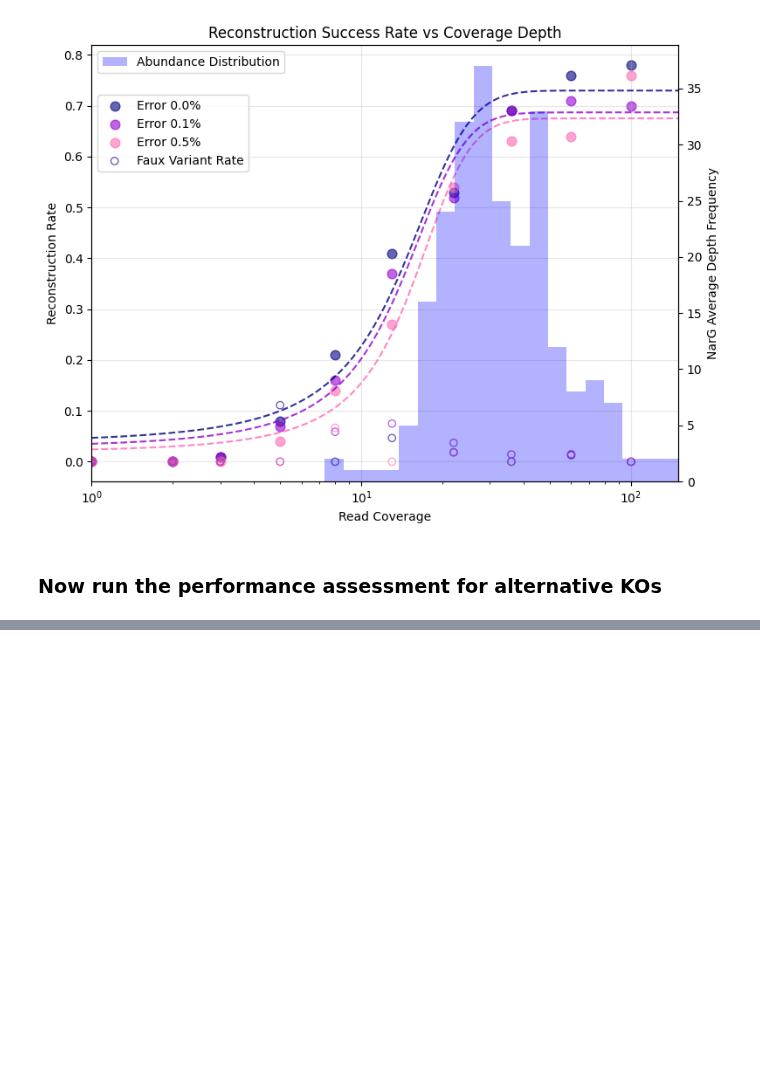
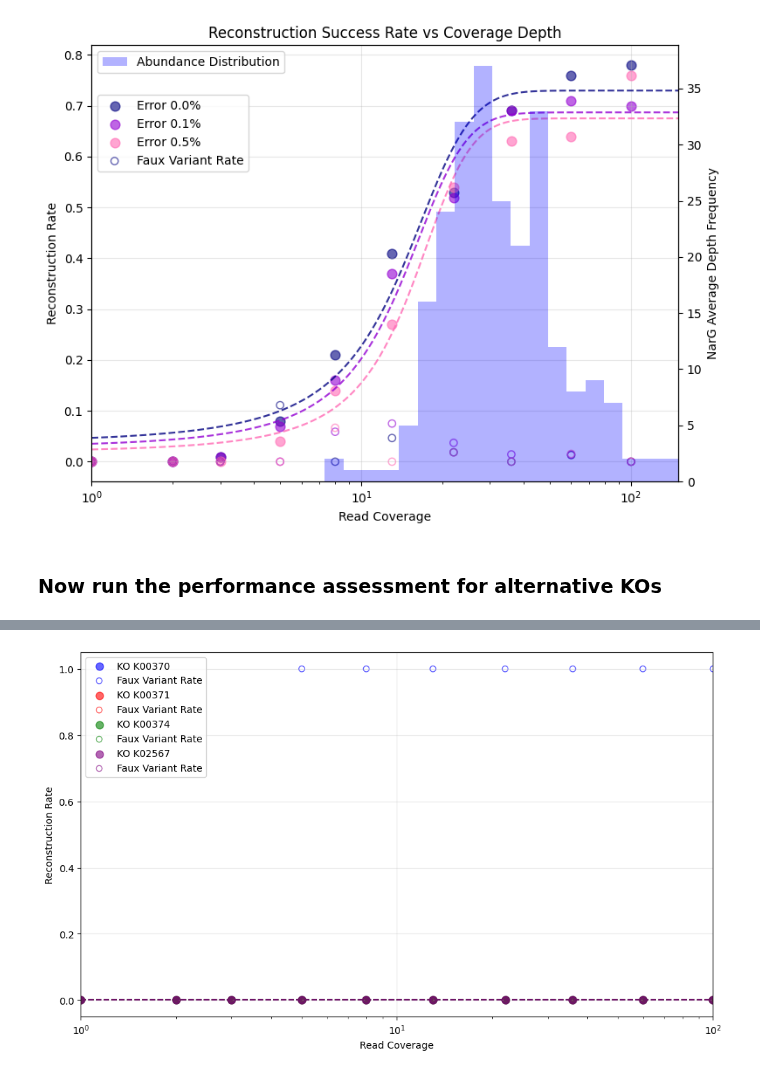
Before and after one commit to AddisonHowe/soil-metagenomics, a Jupyter notebook: notebooks/reconstruction.ipynb, the cells around one changed output, grey strips where cells are left out. Cells and saved outputs as stored; diff of their text form; code cells hidden in the pictures; blank space fills up the shorter version.

Commit message:
fixed raw reads

```diff
--- a/notebooks/reconstruction.ipynb
+++ b/notebooks/reconstruction.ipynb
@@ -102,7 +102,7 @@ def reverse_complement(seq):
     return ''.join(comp.get(base, base) for base in reversed(seq))
 
 # Read spike-in protein sequences
-spikein_records = list(SeqIO.parse("../out/reconstruction/spikein.faa", "fasta"))
+spikein_records = list(SeqIO.parse(f"../out/reconstruction/spikein_{K00370}.faa", "fasta"))
 
 
 #Generate many raw reads in a loop
@@ -170,7 +170,7 @@ import numpy as np
 from collections import defaultdict
 
 
-def assess_reconstruction(spikein_faa, prodigal_faa, identity_threshold=0.9, coverage_threshold=0.8, length_threshold = 100):
+def assess_reconstruction(spikein_faa, prodigal_faa, identity_threshold=0.9, coverage_threshold=0.8, length_threshold = 0.3):
     """
     Assess how many spike-in variants were successfully reconstructed
     using local alignment with both identity and coverage thresholds.
@@ -200,7 +200,7 @@ def assess_reconstruction(spikein_faa, prodigal_faa, identity_threshold=0.9, cov
     # OPTIMIZATION 1: Pre-filter full-length ORFs
     full_length_orfs = {}
     for orf_id, orf_seq in prodigal_seqs.items():
-        if abs(len(orf_seq) - mean_spikein_length) <= length_threshold:
+        if abs(len(orf_seq) - mean_spikein_length)/mean_spikein_length <= length_threshold:
             full_length_orfs[orf_id] = orf_seq
 
     print(f"Full-length ORFs after filtering: {len(full_length_orfs)}")
@@ -315,11 +315,11 @@ for i in tqdm.trange(len(coverage_sweep)):
         print('\n')
         print(f"coverage: {cov}, error rate: {err}")
         rates, _, _ = assess_reconstruction(
-            spikein_faa="../out/reconstruction/spikein.faa",
-            prodigal_faa= f"../out/reconstruction/orfs/orfs_{cov:.0f}_{err:.3f}.faa",
+            spikein_faa="../out/reconstruction/spikein_K00370.faa",
+            prodigal_faa= f"../out/reconstruction/orfs/K00370/orfs_{cov:.0f}_{err:.3f}.faa",
             identity_threshold=0.9,
             coverage_threshold=0,
-            length_threshold = 400)
+            length_threshold = 0.3)
 
         performance[i, j] = rates
         # numbers[i, j] = numbers
@@ -709,7 +664,7 @@ performance = {
     'K02567': np.zeros((len(coverage_sweep), 3))
 }
 
-KO_set = ['K00371', 'K00374', 'K02567']
+KO_set = ['K00370']
 err = 0.001
 for KO in KO_set:
     for i in tqdm.trange(len(coverage_sweep)):
@@ -721,7 +676,7 @@ for KO in KO_set:
             prodigal_faa= f"../out/reconstruction/orfs/{KO}/orfs_{cov:.0f}_{err:.3f}.faa",
             identity_threshold=0.9,
             coverage_threshold=0,
-            length_threshold = 400)
+            length_threshold = 0.3)
 
         performance[KO][i, :] = rates
 # %% [output]
@@ -810 +775,47 @@ Full-length ORFs after filtering: 126
 KeyboardInterrupt:
+# %%
+
+
+x = coverage_sweep
+
+# Colors for different error rates
+colors = ['Blue', 'Red', 'Green', 'Purple']
+
+plt.figure(figsize=(10, 6))
+
+KO_set = ['K00370', 'K00371', 'K00374', 'K02567']
+for i, KO in enumerate(KO_set):
+    y_data = performance[KO][:, 0]
+
+    # Scatter plot
+    plt.scatter(x, y_data, color= colors[i], alpha=0.6, label=f'KO {KO_set[i]}', s=60)
+
+    # Curve fitting
+    try:
+        # Initial guess for logistic parameters
+        p0 = [max(y_data), 0.1, np.median(x)]
+        popt, pcov = curve_fit(logistic_func, x, y_data, p0=p0, maxfev=5000)
+
+        # Generate smooth curve
+        x_smooth = np.linspace(min(x), max(x), 1000)
+        y_smooth = logistic_func(x_smooth, *popt)
+
+        # Plot fitted curve
+        plt.plot(x_smooth, y_smooth, color=colors[i], linestyle='--', alpha=0.8)
+    except:
+        print(f"Could not fit curve for error rate {error_labels[i]}")
+
+    plt.ylabel('Reconstruction Rate')
+    plt.xlabel('Read Coverage')
+    plt.xscale('log')
+    plt.grid(True, alpha=0.3)
+    plt.tight_layout()
+
+    plt.scatter(x, performance[KO][:,  1],  color = colors[i], facecolors='none', alpha = 0.6, label = 'Faux Variant Rate')
+    plt.xlabel('Read Coverage')
+    plt.xlim(1,100)
+    plt.legend()
+
+plt.show()
+# %% [output]
+[figure, added]
```
Also changed, not shown: parts of 3 cells of this notebook, 50 other files.
